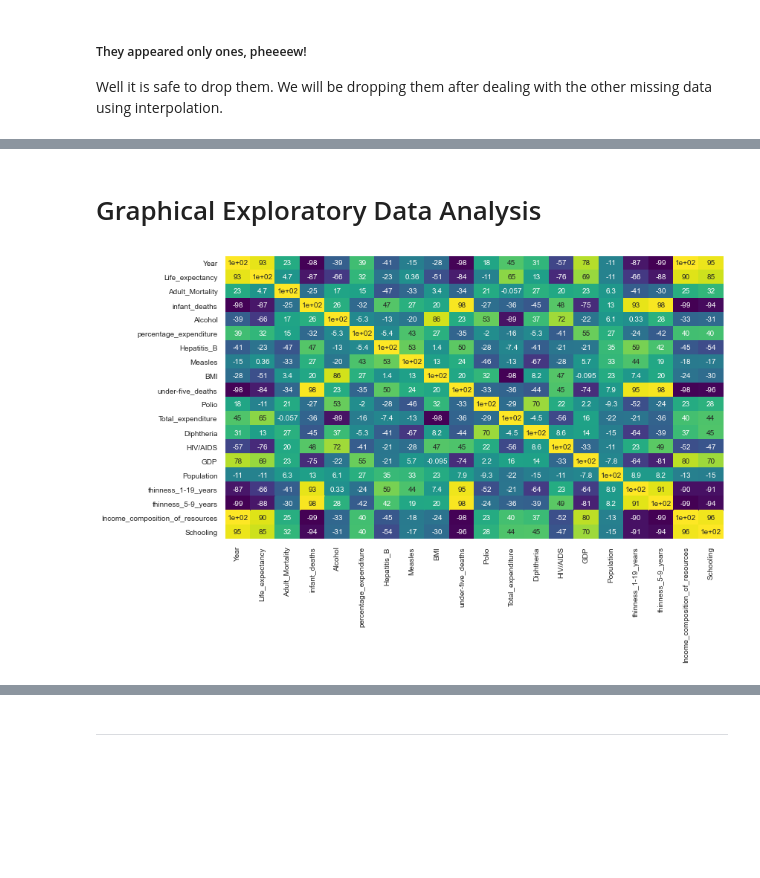
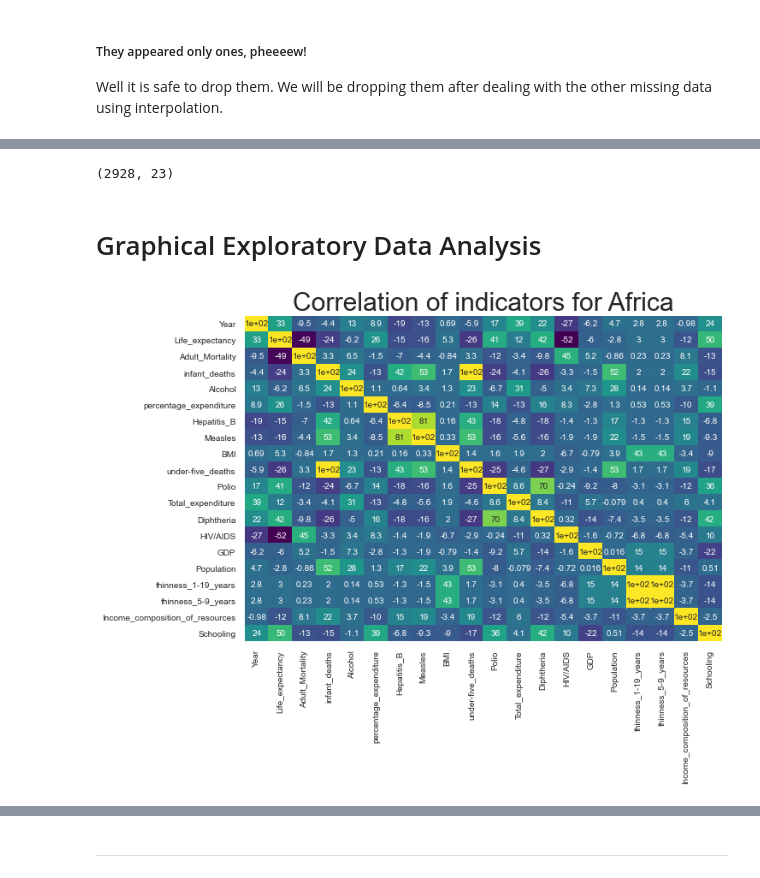
Before and after one commit to francisatoyebi/Predicting-Life-Expectancy---WHO, a Jupyter notebook: Life Expectancy Prediction.ipynb, the cells around one changed output, grey strips where cells are left out. Drawn from its saved outputs; the diff is of its cells as text; code cells hidden in the pictures; blank space fills up the shorter version.

```diff
--- a/Life Expectancy Prediction.ipynb
+++ b/Life Expectancy Prediction.ipynb
@@ -214,0 +223,12 @@ df.tail()
+# %%
+#creating a list of the column that contain numerical(float64 or int64) data
+num_col = list(df.select_dtypes(include=['int64', 'float64']).columns)
+
+#Exempting 'Life_expectancy' and 'Adult_mortality' from the list as I already know what is wrong with it
+num_col.remove('Life_expectancy')
+num_col.remove('Adult_Mortality')
+num_col.remove('Year')
+
+# Applying the builtin pandas interpolate function to fill in the missing data using linear method
+for country in df.Country.unique().tolist():
+    df.loc[df['Country'] == country,num_col] = df.loc[df['Country'] == country,num_col].interpolate(axis=1)
@@ -215 +246,6 @@ df.tail()
+# %%
+#shape after dropping
+df.shape
+# %% [output]
+(2928, 23)
 # %%
@@ -220,5 +255,23 @@ df[['Country', 'Status']]=df[['Country', 'Status']].astype('category')
 # %% [markdown]
 # Graphical Exploratory Data Analysis
+# %%
+#Creating a function that check the correlation between indicators for continents
+
+def heatmap_cont(data, continent):
+    '''Takes in two argument, a continent and data
+
+    Note: Continent must be in the data passed into the function'''
+    a = data['continent'].value_counts()
+    b = list(a.index)
+    assert continent in b, 'cotinent not found in dataset'
+    correlation = df[df['continent']==continent].corr()*100
+    plt.figure(figsize=(10,7))
+    sns.heatmap(correlation, annot = True, cbar=False, cmap = 'viridis')
+    plt.title(f'Correlation of indicators for {continent}', fontsize=30)
+# %%
+heatmap_cont(df, 'Africa')
+# %% [output]
+[figure, added]
 # %%
 #Creating a function that check the correlation between
 
@@ -232,4 +286,0 @@ def heatmap(data, country):
-# %%
-heatmap(df, 'Russian Federation')
-# %% [output]
-[figure, removed]
```
Also changed, not shown: parts of 72 cells of this notebook.
